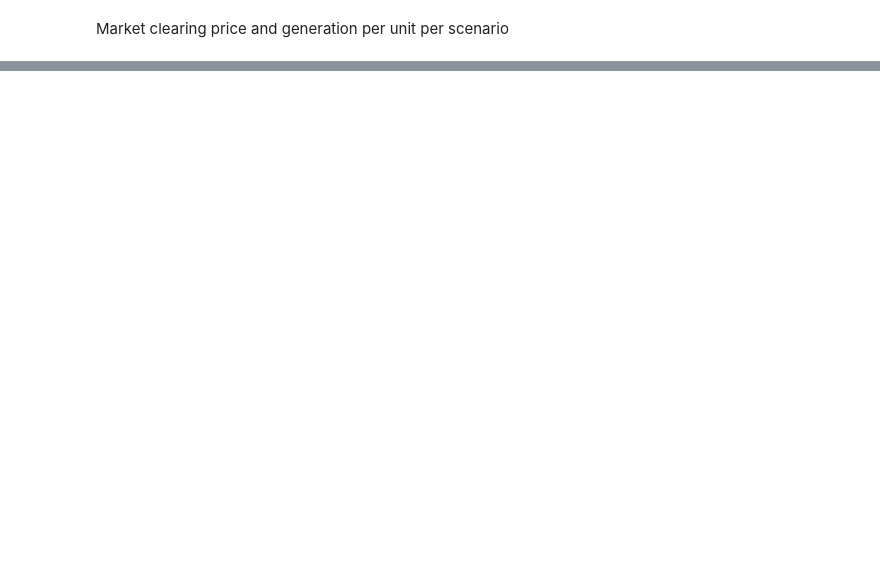
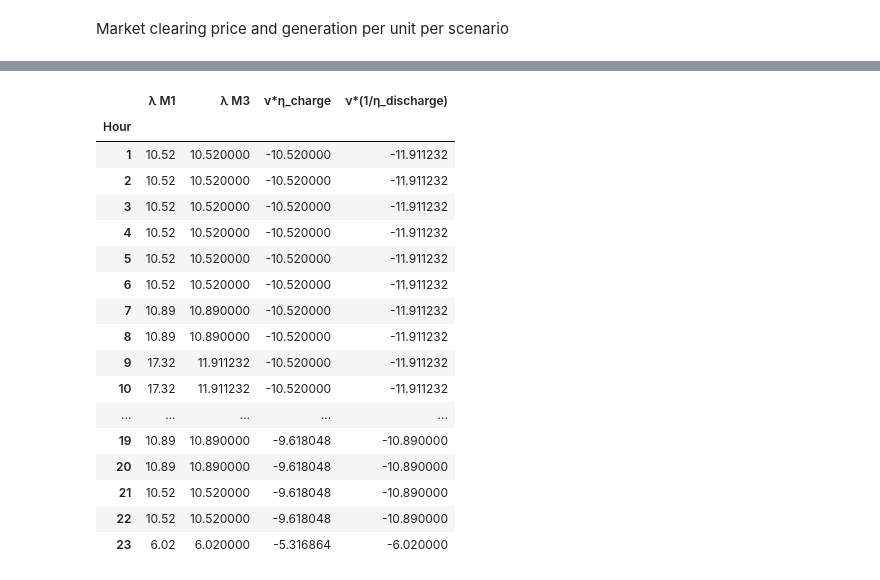
Before and after one commit to dguiraldes/energy_markets, a Jupyter notebook: Q2.ipynb, the cells around one changed output, grey strips where cells are left out. Drawn from its saved outputs; the diff is of its cells as text; code cells hidden in the pictures; blank space fills up the shorter version.

```diff
--- a/Q2.ipynb
+++ b/Q2.ipynb
@@ -822,0 +1078,28 @@ plt.tight_layout()
+# %%
+charge_dual = model3.constraints['storage_energy_balance'].dual.to_dataframe()*eta_c
+discharge_dual = model3.constraints['storage_energy_balance'].dual.to_dataframe()*(1/eta_d)
+spot_price3 = model3.constraints["power_balance"].dual.to_dataframe()
+spot_price1 = model.constraints["power_balance"].dual.to_dataframe()
+
+duals = pd.concat([spot_price1, spot_price3, charge_dual, discharge_dual], axis=1).round(8).dropna()
+duals.columns = ['λ M1', 'λ M3', 'ν*η_charge', 'ν*(1/η_discharge)']
+duals
+# %% [output]
+|  | λ M1 | λ M3 | ν*η_charge | ν*(1/η_discharge) |
+| Hour |  |  |  |  |
+| 1 | 10.52 | 10.520000 | -10.520000 | -11.911232 |
+| 2 | 10.52 | 10.520000 | -10.520000 | -11.911232 |
+| 3 | 10.52 | 10.520000 | -10.520000 | -11.911232 |
+| 4 | 10.52 | 10.520000 | -10.520000 | -11.911232 |
+| 5 | 10.52 | 10.520000 | -10.520000 | -11.911232 |
+| 6 | 10.52 | 10.520000 | -10.520000 | -11.911232 |
+| 7 | 10.89 | 10.890000 | -10.520000 | -11.911232 |
+| 8 | 10.89 | 10.890000 | -10.520000 | -11.911232 |
+| 9 | 17.32 | 11.911232 | -10.520000 | -11.911232 |
+| 10 | 17.32 | 11.911232 | -10.520000 | -11.911232 |
+| ... | ... | ... | ... | ... |
+| 19 | 10.89 | 10.890000 | -9.618048 | -10.890000 |
+| 20 | 10.89 | 10.890000 | -9.618048 | -10.890000 |
+| 21 | 10.52 | 10.520000 | -9.618048 | -10.890000 |
+| 22 | 10.52 | 10.520000 | -9.618048 | -10.890000 |
+| 23 | 6.02 | 6.020000 | -5.316864 | -6.020000 |
```
Also changed, not shown: parts of 24 cells of this notebook.
